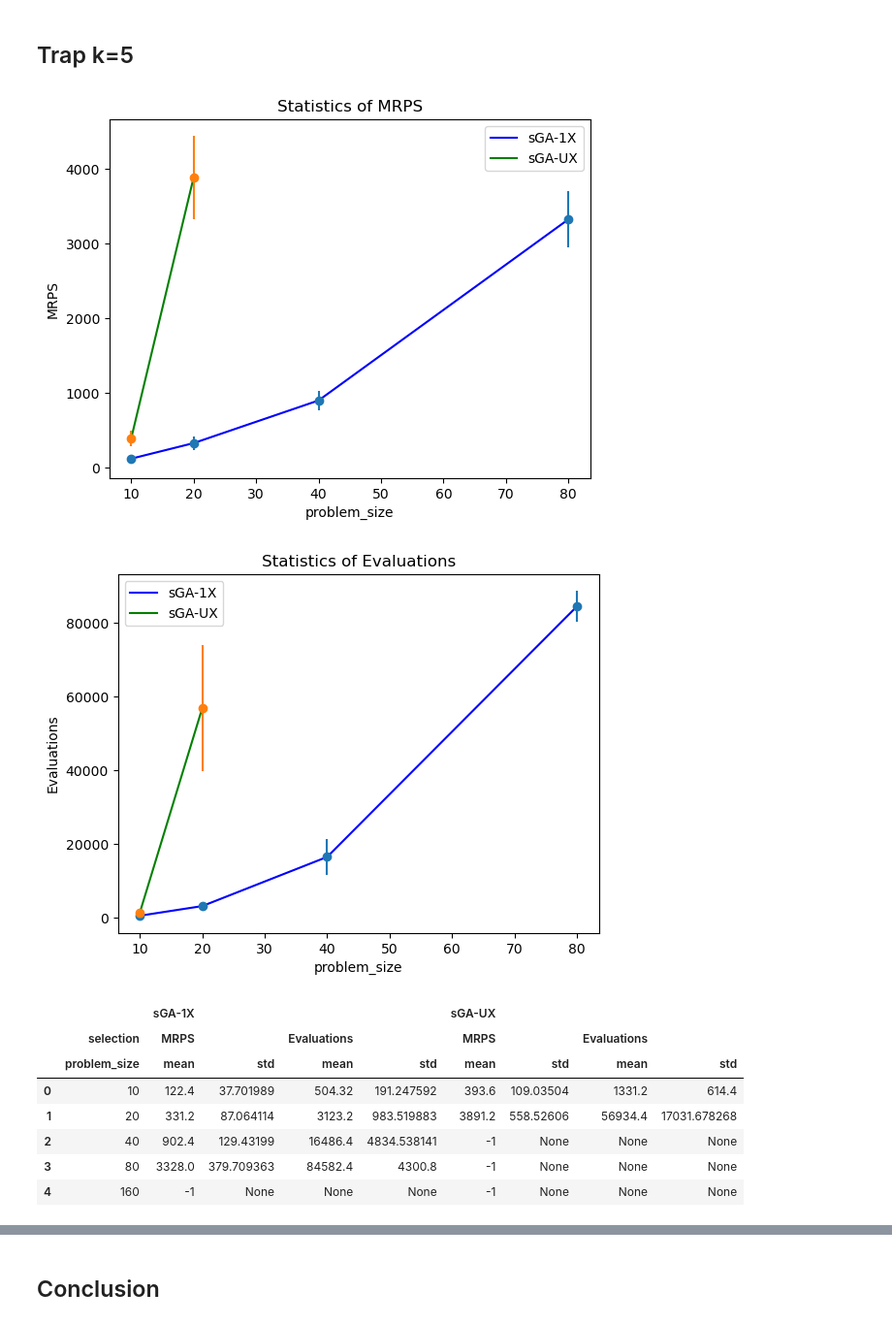
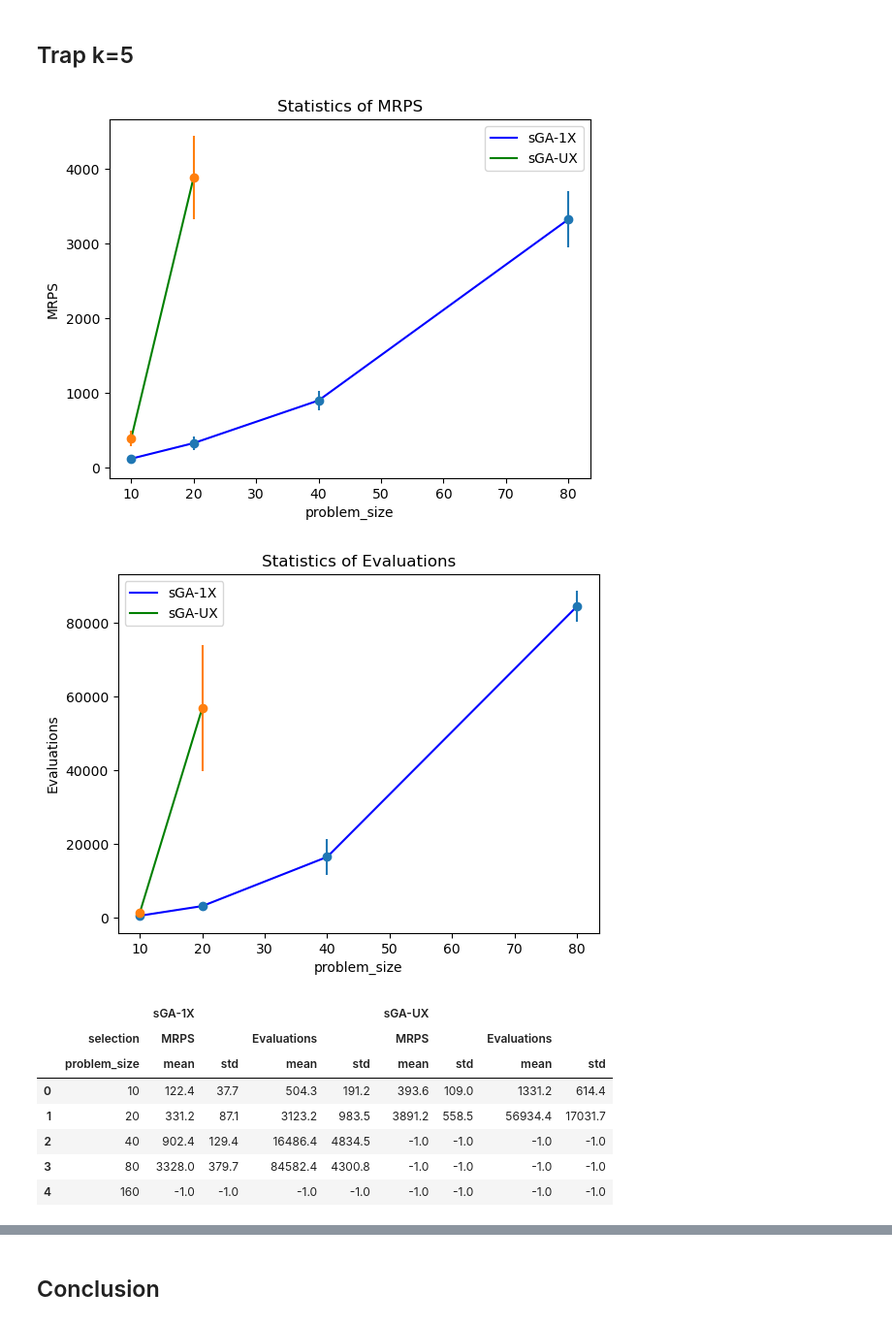
Before and after one commit to nhathuyle2002/CS410, a Jupyter notebook: Task2/20520056_CS410_Task2.ipynb, the cells around one changed output, grey strips where cells are left out. Shown at 97% size. Drawn from its saved outputs; the diff is of its cells as text; code cells hidden in the pictures.

```diff
--- a/Task2/20520056_CS410_Task2.ipynb
+++ b/Task2/20520056_CS410_Task2.ipynb
@@ -369,7 +369,7 @@ def calMeanStd(crossover_type='1X', fitness_function=onemax):
             num_evaluations_list.append(data[idx_data+5])
             if num_individuals_list[-1] == -1:
                 num_individuals_list[-1] = -1
-                num_evaluations_list[-1] = None
+                num_evaluations_list[-1] = -1
                 avail = False
 
             df['problem_size'].append(problem_sizes_list[iter])
@@ -381,8 +381,8 @@ def calMeanStd(crossover_type='1X', fitness_function=onemax):
             mrps_list.append((np.mean(num_individuals_list), np.std(num_individuals_list)))
             avg_num_evaluations_list.append((np.mean(num_evaluations_list), np.std(num_evaluations_list)))
         else:
-            mrps_list.append((-1, None))
-            avg_num_evaluations_list.append((None, None))
+            mrps_list.append((-1, -1))
+            avg_num_evaluations_list.append((-1, -1))
 
     df = pd.DataFrame(df)
     df.to_csv(os.path.join(dir_folder, f'results/result_{fitness_function.__name__}_{crossover_type}.csv'))
@@ -455,16 +455,16 @@ df.round(2)
 # %%
 df = statisticize(trap5)
 visualize_statistics(df, trap5)
-df.round(2)
+df.round(1)
 # %% [output]
 [figure]
 [figure]
 |  |  | sGA-1X |  |  |  | sGA-UX |  |  |  |
 |  | selection | MRPS |  | Evaluations |  | MRPS |  | Evaluations |  |
 |  | problem_size | mean | std | mean | std | mean | std | mean | std |
-| 0 | 10 | 122.4 | 37.701989 | 504.32 | 191.247592 | 393.6 | 109.03504 | 1331.2 | 614.4 |
-| 1 | 20 | 331.2 | 87.064114 | 3123.2 | 983.519883 | 3891.2 | 558.52606 | 56934.4 | 17031.678268 |
-| 2 | 40 | 902.4 | 129.43199 | 16486.4 | 4834.538141 | -1 | None | None | None |
-| 3 | 80 | 3328.0 | 379.709363 | 84582.4 | 4300.8 | -1 | None | None | None |
-| 4 | 160 | -1 | None | None | None | -1 | None | None | None |
+| 0 | 10 | 122.4 | 37.7 | 504.3 | 191.2 | 393.6 | 109.0 | 1331.2 | 614.4 |
+| 1 | 20 | 331.2 | 87.1 | 3123.2 | 983.5 | 3891.2 | 558.5 | 56934.4 | 17031.7 |
+| 2 | 40 | 902.4 | 129.4 | 16486.4 | 4834.5 | -1.0 | -1.0 | -1.0 | -1.0 |
+| 3 | 80 | 3328.0 | 379.7 | 84582.4 | 4300.8 | -1.0 | -1.0 | -1.0 | -1.0 |
+| 4 | 160 | -1.0 | -1.0 | -1.0 | -1.0 | -1.0 | -1.0 | -1.0 | -1.0 |
 # %%
```
Also changed, not shown: parts of 2 cells of this notebook.
